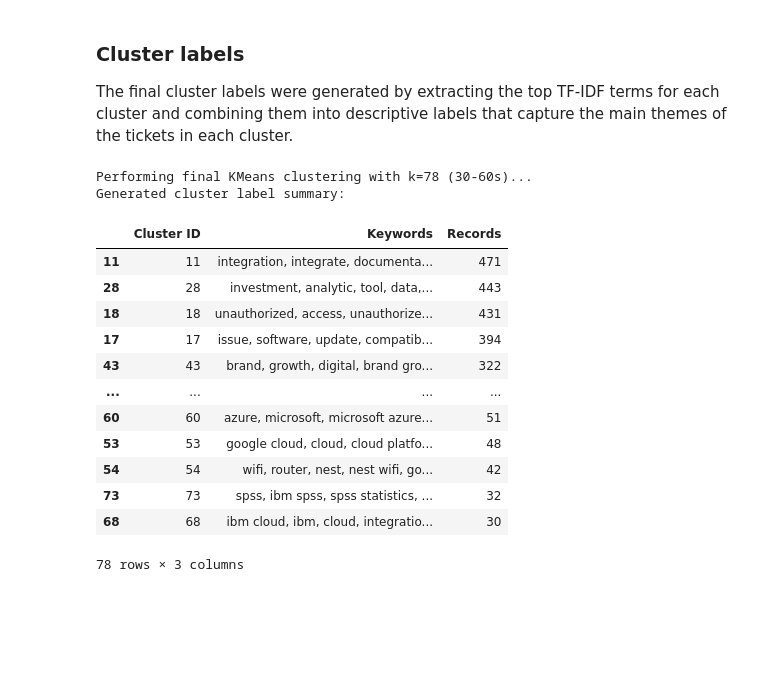
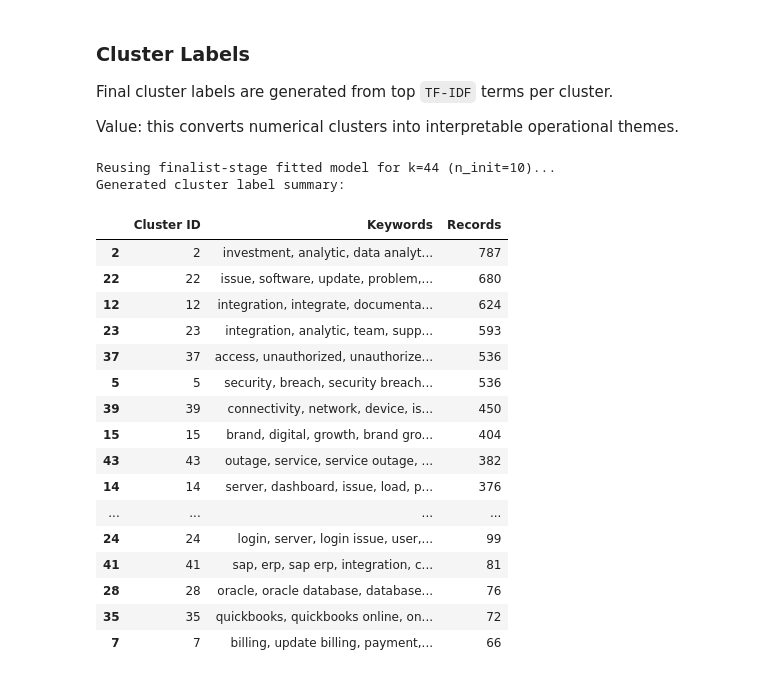
Before and after one commit to David-Golacis/IT-Support-Dashboard, a Jupyter notebook: Notebooks/03_Clustering.ipynb, the cells around one changed output. Cells and saved outputs as stored; diff of their text form; code cells hidden in the pictures; blank space fills up the shorter version.

```diff
--- a/Notebooks/03_Clustering.ipynb
+++ b/Notebooks/03_Clustering.ipynb
@@ -41,13 +45,12 @@ if project_root is None:
 if str(project_root) not in sys.path:
     sys.path.append(str(project_root))
 
-from config import Config
+from config import Config  # noqa: E402
 
 Config.ensure_directories()
 
-# Reading the sparse TF-IDF matrix
-print("\nTF-IDF matrix dataframe:")
-df = pd.read_parquet(Config.TFIDF_MATRIX_PATH, engine="pyarrow")
-display(df)
+# Prefer sparse TF-IDF export for downstream clustering efficiency.
+tfidf_sparse = sparse.load_npz(Config.TFIDF_SPARSE_MATRIX_PATH).astype(np.float32)
+feature_names = np.load(Config.TFIDF_FEATURE_NAMES_PATH, allow_pickle=True)
 # %% [output]
 [Config] Verified project directory structure under C:\Users\David\Desktop\Python_Files\IT-Support-Ticket-Analysis
@@ -73,5 +63,4 @@ First, we evaluated K values from 20 to 80 to find the optimal number of cluster
 # %%
 # Normalise TF-IDF once and keep it sparse for faster clustering
-tfidf_sparse = sparse.csr_matrix(df.to_numpy(dtype=np.float32))
 tfidf_normalised = normalize(tfidf_sparse, norm="l2", copy=False)
 n_samples = tfidf_normalised.shape[0]  # use the actual sample being clustered
@@ -446,54 +603,83 @@ Chosen optimal K: 78
 # %% [markdown]
-### Cluster labels
+### Cluster Labels
 
-The final cluster labels were generated by extracting the top TF-IDF terms for each cluster and combining them into descriptive labels that capture the main themes of the tickets in each cluster.
+Final cluster labels are generated from top `TF-IDF` terms per cluster.
+
+Value: this converts numerical clusters into interpretable operational themes.
 # %%
+# Importing the last dataset for final clustering and labelling
+df = pd.read_parquet(Config.LEMMA_PARQUET_PATH, engine="pyarrow")
+
 # Final clustering using optimal_k
-print(f"Performing final KMeans clustering with k={optimal_k} (30-60s)...")
-kmeans = KMeans(n_clusters=optimal_k, random_state=Config.RANDOM_STATE, n_init=10)
-df["KMeans Cluster"] = kmeans.fit_predict(tfidf_normalised)
+finalist_n_init = (
+    int(optimal_df["n_init (Finalist)"].iloc[0])
+    if "n_init (Finalist)" in optimal_df.columns
+    else Config.KMEANS_FINALIST_N_INIT
+)
+
+if "finalist_model_cache" in globals() and optimal_k in finalist_model_cache:
+    print(
+        f"Reusing finalist-stage fitted model for k={optimal_k} "
+        f"(n_init={finalist_n_init})..."
+    )
+    kmeans = finalist_model_cache[optimal_k]
+    df["KMeans Cluster"] = kmeans.labels_
+else:
+    print(
+        f"Performing final KMeans clustering with k={optimal_k} "
+        f"(n_init={finalist_n_init}) (30-60s)..."
+    )
+    kmeans = KMeans(
+        n_clusters=optimal_k, random_state=Config.RANDOM_STATE, n_init=finalist_n_init
+    )
+    df["KMeans Cluster"] = kmeans.fit_predict(tfidf_normalised)
 
 # Generate top TF-IDF term labels for each cluster
 labels_map, label_rows = {}, []
+top_term_count = Config.REDUNDANCY_LABEL_TOP_TERMS
 
 for cid in range(optimal_k):
     idx = np.where(df["KMeans Cluster"] == cid)[0]
     if len(idx) == 0:
         labels_map[cid] = "Empty Cluster"
         label_rows.append(
             {"Cluster ID": cid, "Keywords": "Empty Cluster", "Records": 0}
         )
         continue
 
     mean_vec = np.array(tfidf_normalised[idx].mean(axis=0)).ravel()
-    top_idx = np.argpartition(mean_vec, -6)[-6:]
+    top_idx = np.argpartition(mean_vec, -top_term_count)[-top_term_count:]
     top_idx = top_idx[np.argsort(mean_vec[top_idx])[::-1]]
     label_text = ", ".join(feature_names[top_idx])
     labels_map[cid] = label_text
     label_rows.append({"Cluster ID": cid, "Keywords": label_text, "Records": len(idx)})
 
 cluster_labels_df = pd.DataFrame(label_rows).sort_values(by="Records", ascending=False)
 df["Cluster Label"] = df["KMeans Cluster"].map(labels_map)
 
 print("Generated cluster label summary:")
 display(cluster_labels_df)
 cluster_labels_df.to_csv(Config.CLUSTER_LABELS_PATH, index=False)
 # %% [output]
-Performing final KMeans clustering with k=78 (30-60s)...
+Reusing finalist-stage fitted model for k=44 (n_init=10)...
 Generated cluster label summary:
 |  | Cluster ID | Keywords | Records |
-| 11 | 11 | integration, integrate, documenta... | 471 |
-| 28 | 28 | investment, analytic, tool, data,... | 443 |
-| 18 | 18 | unauthorized, access, unauthorize... | 431 |
-| 17 | 17 | issue, software, update, compatib... | 394 |
-| 43 | 43 | brand, growth, digital, brand gro... | 322 |
+| 2 | 2 | investment, analytic, data analyt... | 787 |
+| 22 | 22 | issue, software, update, problem,... | 680 |
+| 12 | 12 | integration, integrate, documenta... | 624 |
+| 23 | 23 | integration, analytic, team, supp... | 593 |
+| 37 | 37 | access, unauthorized, unauthorize... | 536 |
+| 5 | 5 | security, breach, security breach... | 536 |
+| 39 | 39 | connectivity, network, device, is... | 450 |
+| 15 | 15 | brand, digital, growth, brand gro... | 404 |
+| 43 | 43 | outage, service, service outage, ... | 382 |
+| 14 | 14 | server, dashboard, issue, load, p... | 376 |
 | ... | ... | ... | ... |
-| 60 | 60 | azure, microsoft, microsoft azure... | 51 |
-| 53 | 53 | google cloud, cloud, cloud platfo... | 48 |
-| 54 | 54 | wifi, router, nest, nest wifi, go... | 42 |
-| 73 | 73 | spss, ibm spss, spss statistics, ... | 32 |
-| 68 | 68 | ibm cloud, ibm, cloud, integratio... | 30 |
+| 24 | 24 | login, server, login issue, user,... | 99 |
+| 41 | 41 | sap, erp, sap erp, integration, c... | 81 |
+| 28 | 28 | oracle, oracle database, database... | 76 |
+| 35 | 35 | quickbooks, quickbooks online, on... | 72 |
+| 7 | 7 | billing, update billing, payment,... | 66 |
-78 rows × 3 columns
 # %% [markdown]
 ### Actionability Scoring
 
```
Also changed, not shown: parts of 21 cells of this notebook, 33 other files.
